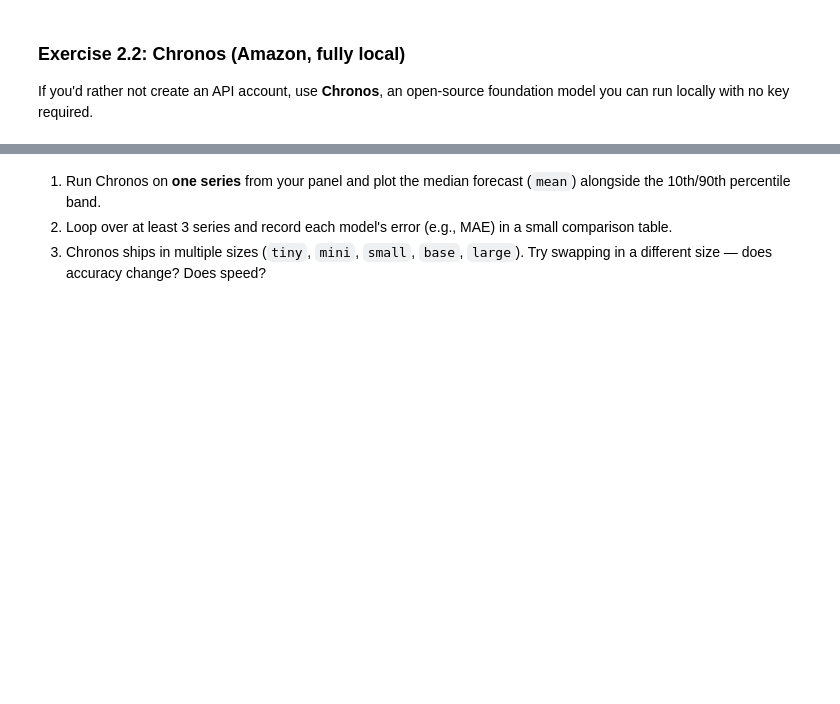
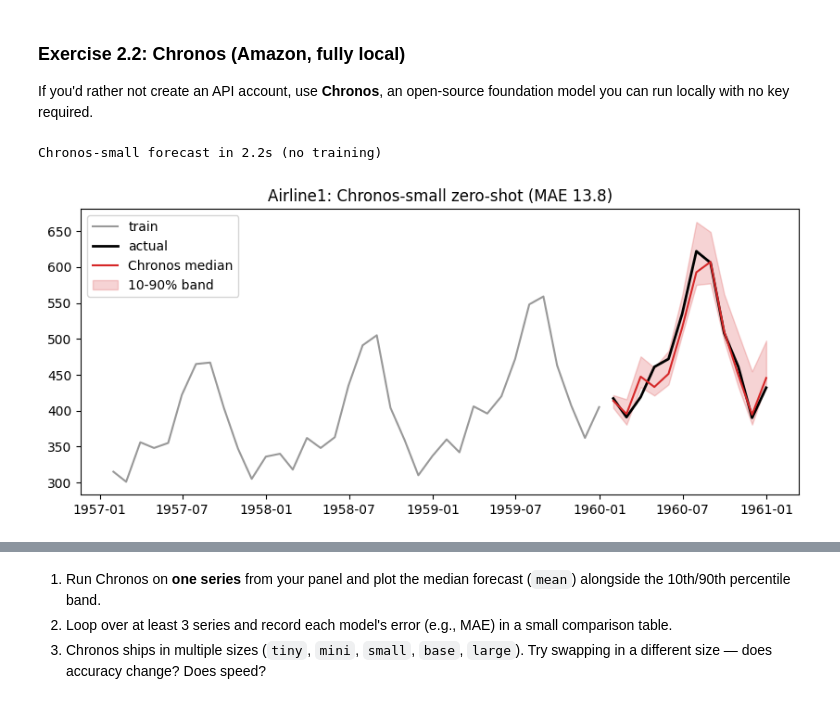
Before and after one commit to VickyGuo0907/DSE6230-forecasting-class-course-materials, a Jupyter notebook: assignments/week05_assignment.ipynb, the cells around one changed output, grey strips where cells are left out. Drawn from its saved outputs; the diff is of its cells as text; code cells hidden in the pictures; blank space fills up the shorter version.

```diff
--- a/assignments/week05_assignment.ipynb
+++ b/assignments/week05_assignment.ipynb
@@ -93,18 +558,37 @@ If you'd rather not create an API account, use **Chronos**, an open-source found
 # %%
 import torch
 import pandas as pd
 from chronos import BaseChronosPipeline
 
 pipeline = BaseChronosPipeline.from_pretrained(
     "amazon/chronos-t5-small",
     device_map="cpu",
     torch_dtype=torch.float32,
 )
 
-# Chronos forecasts one series at a time from a 1D context tensor
-context = torch.tensor(df.loc[df["unique_id"] == "series_1", "y"].values)
+# Chronos forecasts one series at a time from a 1D context tensor (training data only)
+a1_train = train_df.loc[train_df["unique_id"] == "Airline1", "y"].to_numpy()
+a1_test = test_df.loc[test_df["unique_id"] == "Airline1"]
+
+start = time.perf_counter()
 quantiles, mean = pipeline.predict_quantiles(
-    context=context,
+    torch.tensor(a1_train, dtype=torch.float32),
     prediction_length=horizon,
     quantile_levels=[0.1, 0.5, 0.9],
 )
+print(f"Chronos-small forecast in {time.perf_counter() - start:.1f}s (no training)")
+
+low, median, high = quantiles[0, :, 0].numpy(), quantiles[0, :, 1].numpy(), quantiles[0, :, 2].numpy()
+
+fig, ax = plt.subplots(figsize=(10, 4))
+hist = train_df[train_df["unique_id"] == "Airline1"].tail(36)
+ax.plot(hist["ds"], hist["y"], color="0.6", label="train")
+ax.plot(a1_test["ds"], a1_test["y"], color="black", lw=2, label="actual")
+ax.plot(a1_test["ds"], median, color="tab:red", label="Chronos median")
+ax.fill_between(a1_test["ds"], low, high, color="tab:red", alpha=0.2, label="10-90% band")
+ax.set_title(f"Airline1: Chronos-small zero-shot (MAE {np.mean(np.abs(a1_test['y'].values - median)):.1f})")
+ax.legend()
+plt.show()
+# %% [output]
+Chronos-small forecast in 2.2s (no training)
+[figure, added]
```
Also changed, not shown: parts of 25 cells of this notebook.
